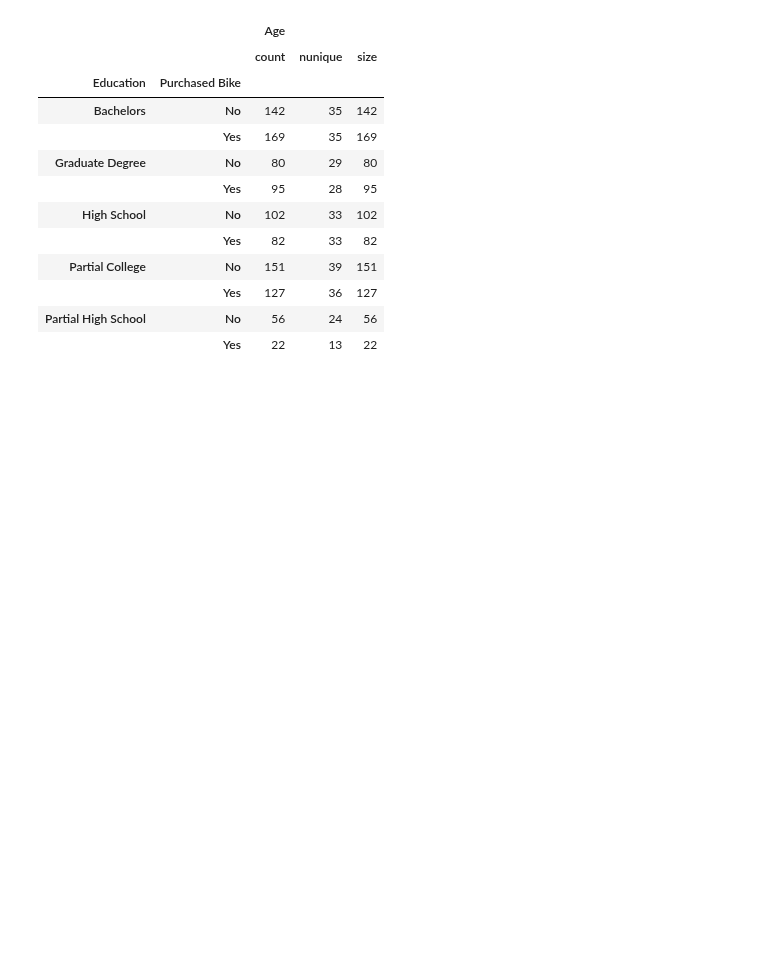
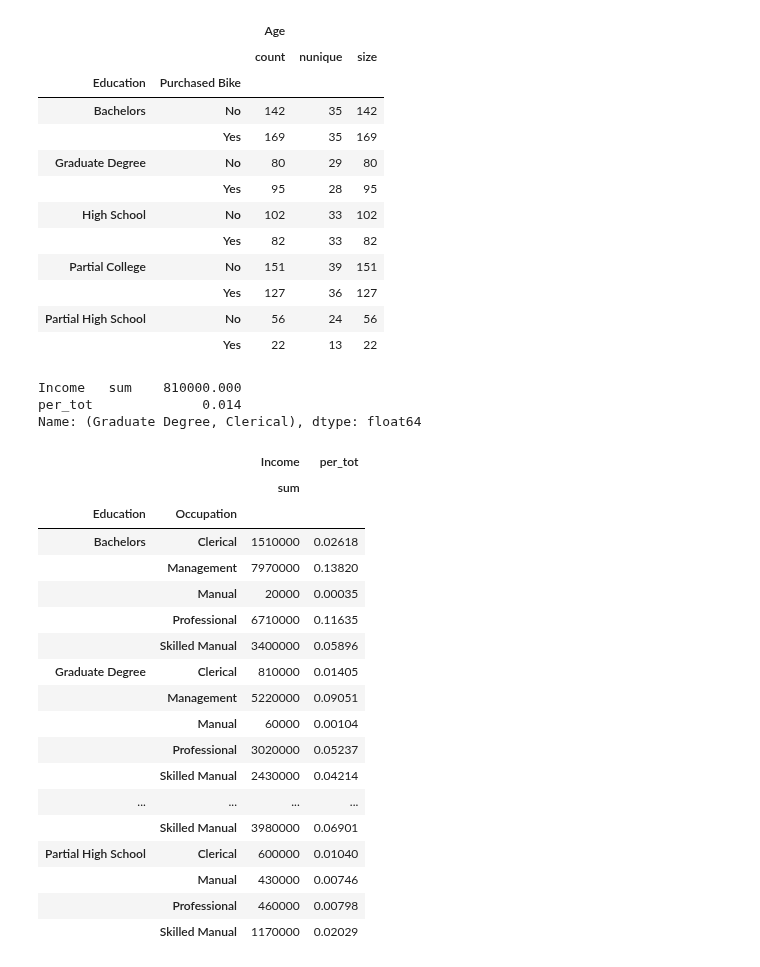
Before and after one commit to sledhead/simple_python, a Jupyter notebook: pandas_test.ipynb, the cells around one changed output. Drawn from its saved outputs; the diff is of its cells as text; code cells hidden in the pictures; blank space fills up the shorter version.

```diff
--- a/pandas_test.ipynb
+++ b/pandas_test.ipynb
@@ -283,0 +287,28 @@ df.groupby(['Education', 'Purchased Bike']).agg(agg_func_count).round(2)
+# %%
+df_sp.iloc[5]
+# %% [output]
+Income   sum    810000.000
+per_tot              0.014
+Name: (Graduate Degree, Clerical), dtype: float64
+# %%
+df_sp
+# %% [output]
+|  |  | Income | per_tot |
+|  |  | sum |  |
+| Education | Occupation |  |  |
+| Bachelors | Clerical | 1510000 | 0.02618 |
+|  | Management | 7970000 | 0.13820 |
+|  | Manual | 20000 | 0.00035 |
+|  | Professional | 6710000 | 0.11635 |
+|  | Skilled Manual | 3400000 | 0.05896 |
+| Graduate Degree | Clerical | 810000 | 0.01405 |
+|  | Management | 5220000 | 0.09051 |
+|  | Manual | 60000 | 0.00104 |
+|  | Professional | 3020000 | 0.05237 |
+|  | Skilled Manual | 2430000 | 0.04214 |
+| ... | ... | ... | ... |
+|  | Skilled Manual | 3980000 | 0.06901 |
+| Partial High School | Clerical | 600000 | 0.01040 |
+|  | Manual | 430000 | 0.00746 |
+|  | Professional | 460000 | 0.00798 |
+|  | Skilled Manual | 1170000 | 0.02029 |
```
Also changed, not shown: parts of 3 cells of this notebook.
